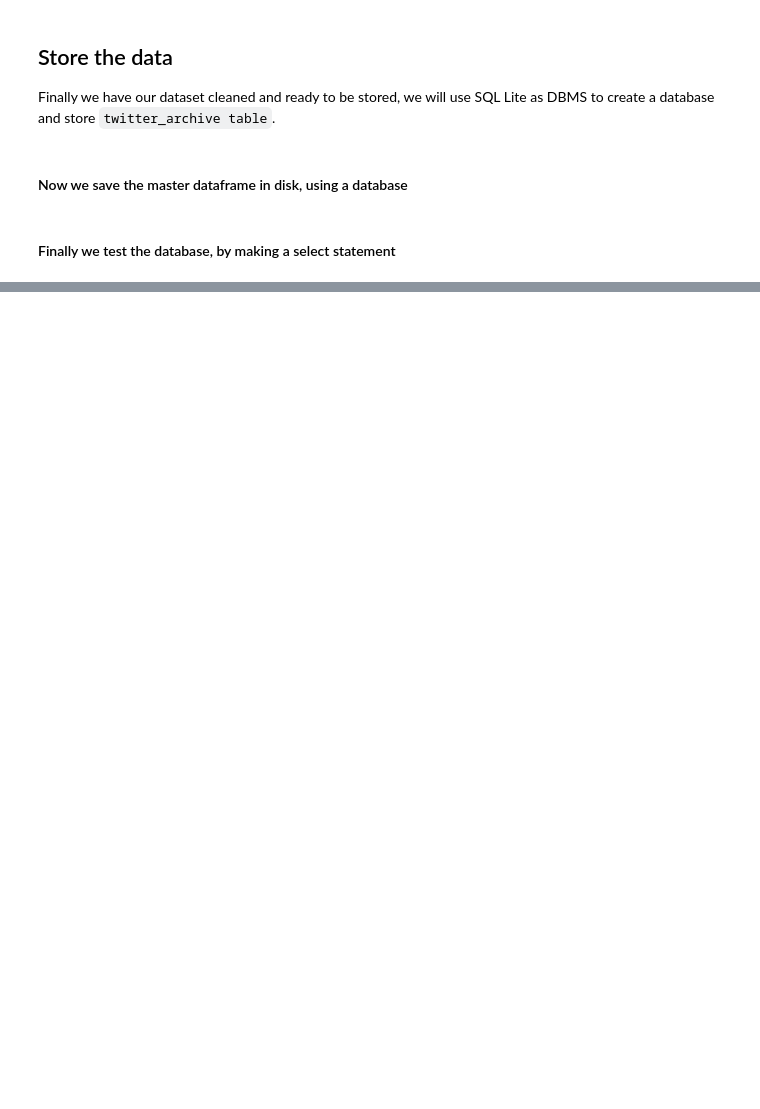
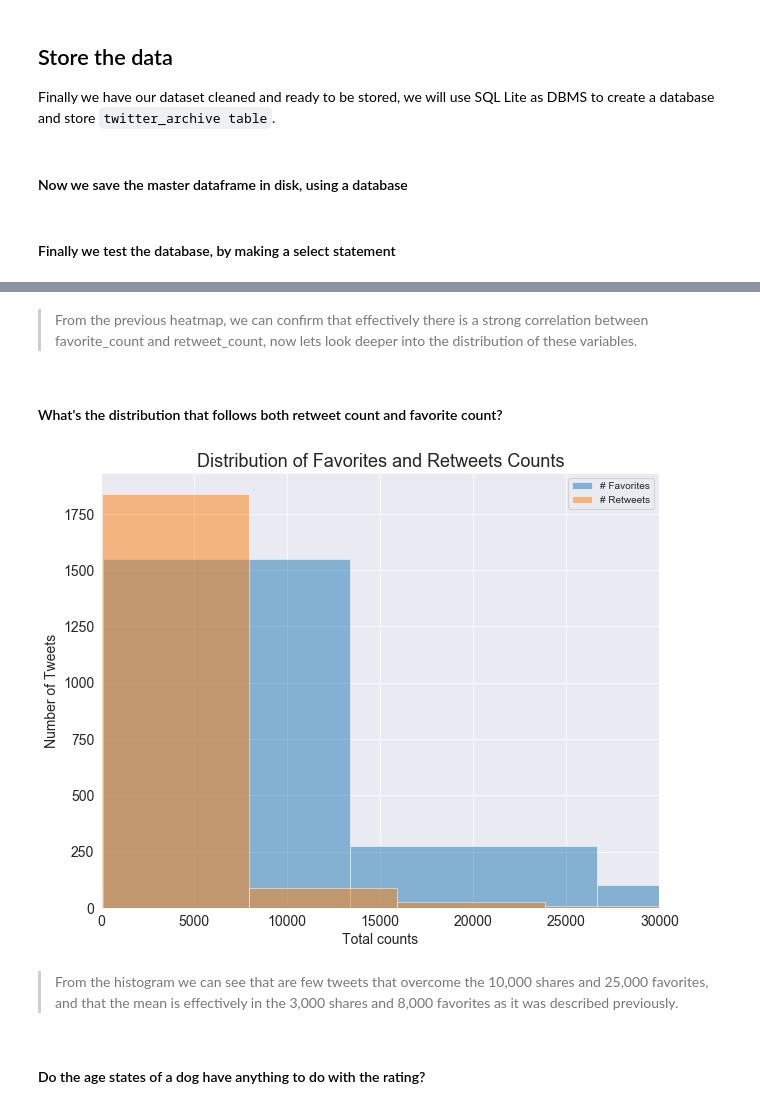
Before and after one commit to PitCoder/Data-Analyst, a Jupyter notebook: Data Wrangling/wrangle_act.ipynb, the cells around one changed output, grey strips where cells are left out. Saved outputs shown, nothing was run; the diff lists cells and outputs as text; code cells hidden in the pictures; blank space fills up the shorter version.

```diff
--- a/Data Wrangling/wrangle_act.ipynb
+++ b/Data Wrangling/wrangle_act.ipynb
@@ -841,0 +1467,22 @@ DatabaseError: Execution failed on sql 'SELECT * FROM twitter_archive_master': n
+# %% [markdown]
+> From the previous heatmap, we can confirm that effectively there is a strong correlation between favorite_count and retweet_count, now lets look deeper into the distribution of these variables.
+# %% [markdown]
+#### What's the distribution that follows both retweet count and favorite count?
+# %%
+# Histograms of favorites and retweets
+plt.figure(figsize=(10, 8))
+plt.xlim(0, 30000)
+plt.ylabel('Number of Tweets', fontsize=14)
+plt.xlabel('Total counts', fontsize=14)
+plt.xticks(fontsize=14)
+plt.yticks(fontsize=14)
+plt.hist(twitter_archive_master.favorite_count, alpha=.5, label='# Favorites')
+plt.hist(twitter_archive_master.retweet_count, alpha=.5, label='# Retweets')
+plt.title('Distribution of Favorites and Retweets Counts', fontsize=18)
+plt.legend();
+# %% [output]
+[figure, added]
+# %% [markdown]
+> From the histogram we can see that are few tweets that overcome the 10,000 shares and 25,000 favorites, and that the mean is effectively in the 3,000 shares and 8,000 favorites as it was described previously.
+# %% [markdown]
+#### Do the age states of a dog have anything to do with the rating?
```
Also changed, not shown: parts of 104 cells of this notebook, 1 other file.
